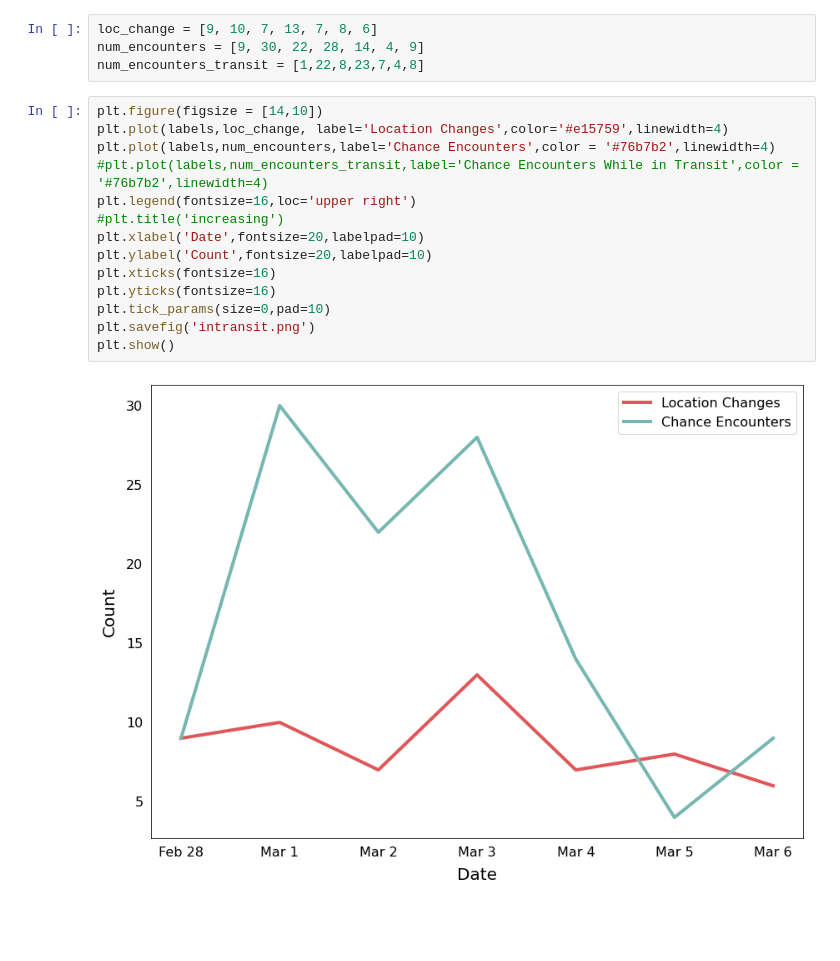
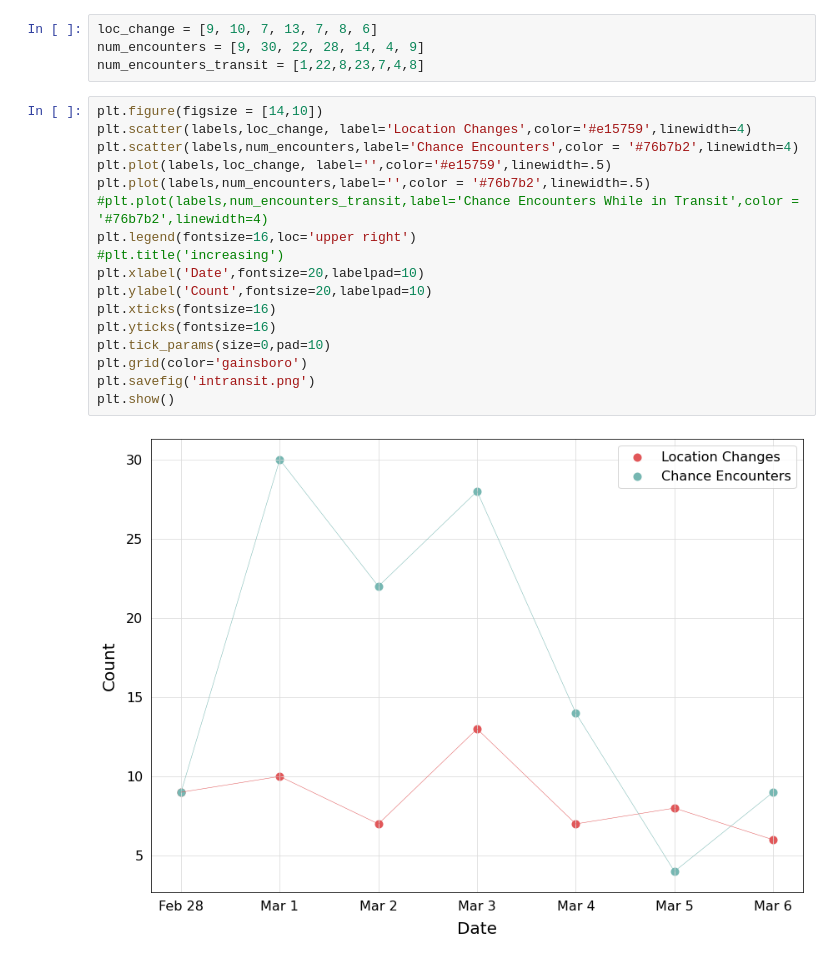
Before and after one commit to annaeglass/annaeglass.github.io, a Jupyter notebook: DATA211_Final_Python.ipynb, the cells around one changed output. Drawn from its saved outputs; the diff is of its cells as text; blank space fills up the shorter version.

```diff
--- a/DATA211_Final_Python.ipynb
+++ b/DATA211_Final_Python.ipynb
@@ -8,17 +8,20 @@ num_encounters = [9, 30, 22, 28, 14, 4, 9]
 num_encounters_transit = [1,22,8,23,7,4,8]
 # %%
 plt.figure(figsize = [14,10])
-plt.plot(labels,loc_change, label='Location Changes',color='#e15759',linewidth=4)
-plt.plot(labels,num_encounters,label='Chance Encounters',color = '#76b7b2',linewidth=4)
+plt.scatter(labels,loc_change, label='Location Changes',color='#e15759',linewidth=4)
+plt.scatter(labels,num_encounters,label='Chance Encounters',color = '#76b7b2',linewidth=4)
+plt.plot(labels,loc_change, label='',color='#e15759',linewidth=.5)
+plt.plot(labels,num_encounters,label='',color = '#76b7b2',linewidth=.5)
 #plt.plot(labels,num_encounters_transit,label='Chance Encounters While in Transit',color = '#76b7b2',linewidth=4)
 plt.legend(fontsize=16,loc='upper right')
 #plt.title('increasing')
 plt.xlabel('Date',fontsize=20,labelpad=10)
 plt.ylabel('Count',fontsize=20,labelpad=10)
 plt.xticks(fontsize=16)
 plt.yticks(fontsize=16)
 plt.tick_params(size=0,pad=10)
+plt.grid(color='gainsboro')
 plt.savefig('intransit.png')
 plt.show()
 # %% [output]
-[figure, old version]
+[figure, new version]
```
Also changed, not shown: 2 other files.
